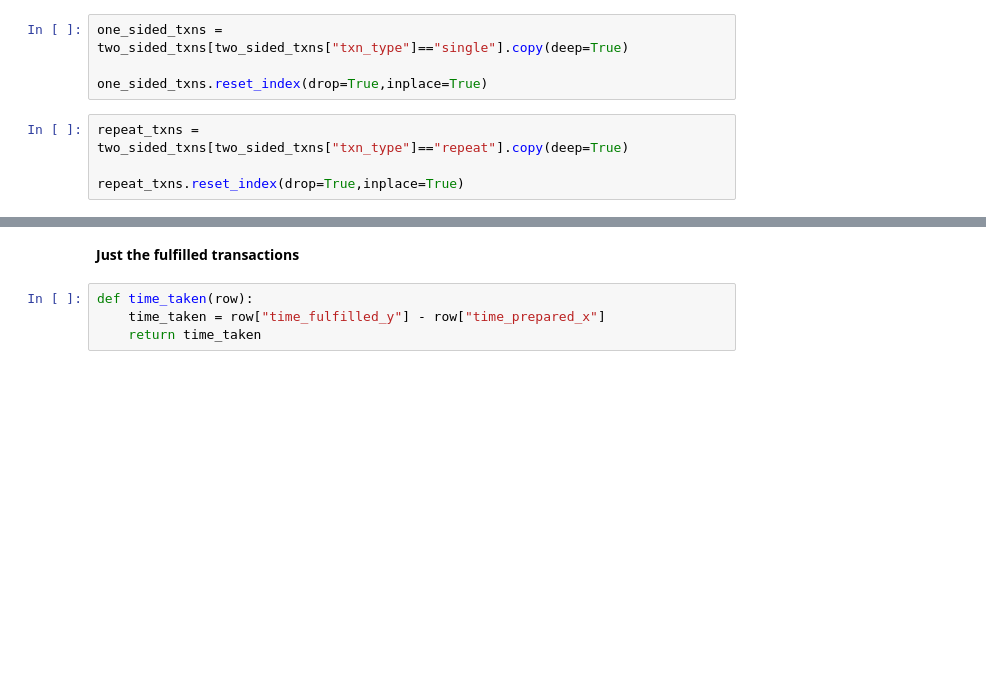
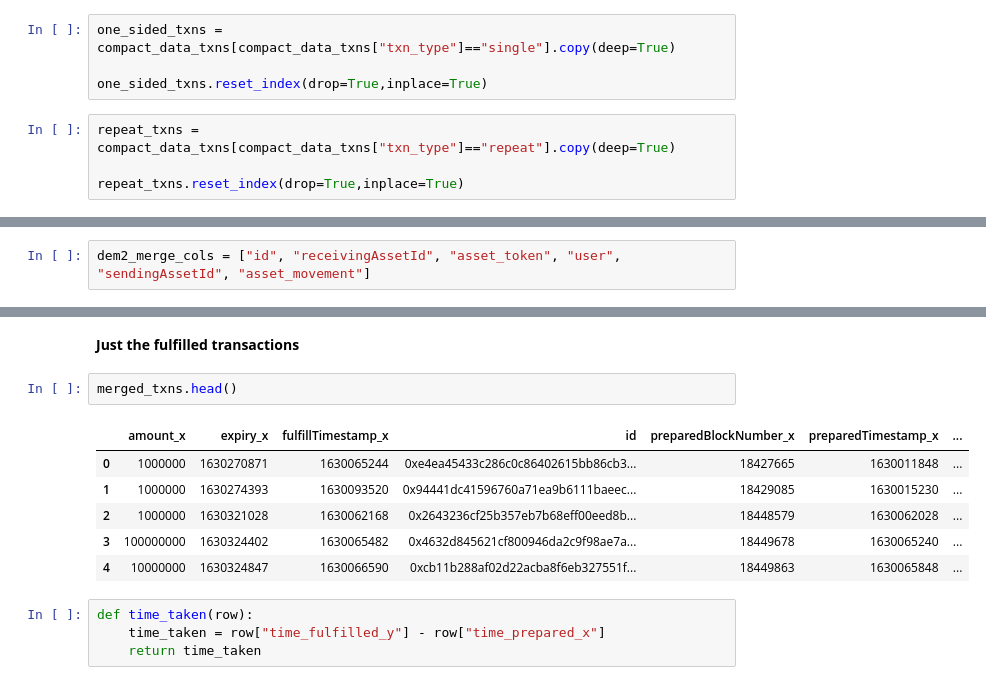
Before and after one commit to enzotavares/lifi-analytics-backend, a Jupyter notebook: subgraph_analysis.ipynb, the cells around one changed output, grey strips where cells are left out. Cells and saved outputs as stored; diff of their text form; blank space fills up the shorter version.

```diff
--- a/subgraph_analysis.ipynb
+++ b/subgraph_analysis.ipynb
@@ -729,9 +684,9 @@ two_sided_txns["expiry_time"] = two_sided_txns["expiry"].apply(lambda x: pd.to_d
 # %%
-one_sided_txns = two_sided_txns[two_sided_txns["txn_type"]=="single"].copy(deep=True)
+one_sided_txns = compact_data_txns[compact_data_txns["txn_type"]=="single"].copy(deep=True)
 
 one_sided_txns.reset_index(drop=True,inplace=True)
 # %%
-repeat_txns = two_sided_txns[two_sided_txns["txn_type"]=="repeat"].copy(deep=True)
+repeat_txns = compact_data_txns[compact_data_txns["txn_type"]=="repeat"].copy(deep=True)
 
 repeat_txns.reset_index(drop=True,inplace=True)
 # %%
@@ -747,3 +702,5 @@ dem2_merge_cols = ["id", "bidSignature", "receivingAssetId", "callTo", "asset_to
+# %%
+dem2_merge_cols = ["id", "receivingAssetId", "asset_token", "user", "sendingAssetId", "asset_movement"]
 # %%
 merged_txns = pd.merge(left=one_sided_txns, right=repeat_txns, how="outer", left_on=dem2_merge_cols, right_on=dem2_merge_cols)
 # %%
@@ -754,6 +711,15 @@ merged_txns.shape
 **Time Fulfilled x doesn't exist means that the transaction is either cancelled or prepared**
 # %% [markdown]
 **Just the fulfilled transactions**
+# %%
+merged_txns.head()
+# %% [output]
+|  | amount_x | expiry_x | fulfillTimestamp_x | id | preparedBlockNumber_x | preparedTimestamp_x | ... |
+| 0 | 1000000 | 1630270871 | 1630065244 | 0xe4ea45433c286c0c86402615bb86cb3... | 18427665 | 1630011848 | ... |
+| 1 | 1000000 | 1630274393 | 1630093520 | 0x94441dc41596760a71ea9b6111baeec... | 18429085 | 1630015230 | ... |
+| 2 | 1000000 | 1630321028 | 1630062168 | 0x2643236cf25b357eb7b68eff00eed8b... | 18448579 | 1630062028 | ... |
+| 3 | 100000000 | 1630324402 | 1630065482 | 0x4632d845621cf800946da2c9f98ae7a... | 18449678 | 1630065240 | ... |
+| 4 | 10000000 | 1630324847 | 1630066590 | 0xcb11b288af02d22acba8f6eb327551f... | 18449863 | 1630065848 | ... |
 # %%
 def time_taken(row):
     time_taken = row["time_fulfilled_y"] - row["time_prepared_x"]
```
Also changed, not shown: parts of 46 cells of this notebook, 6 other files.
